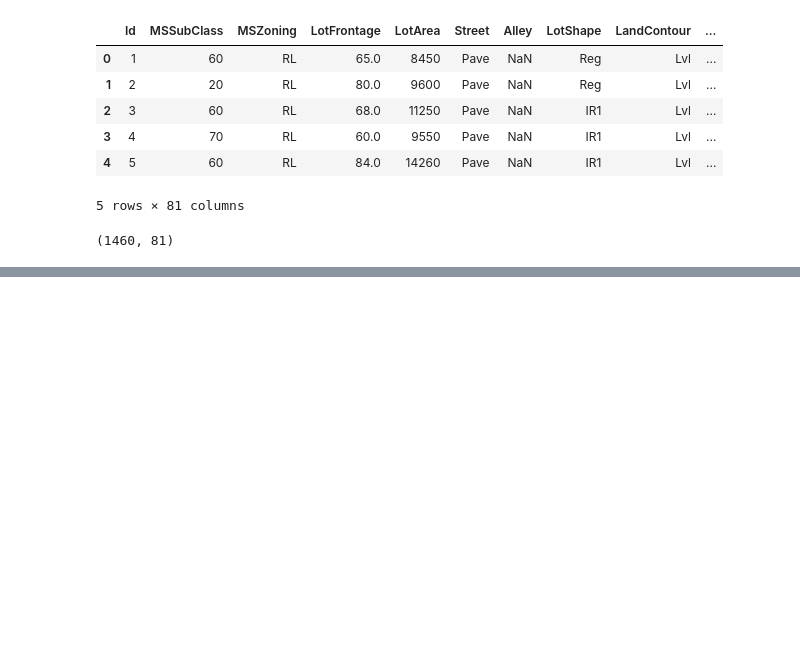
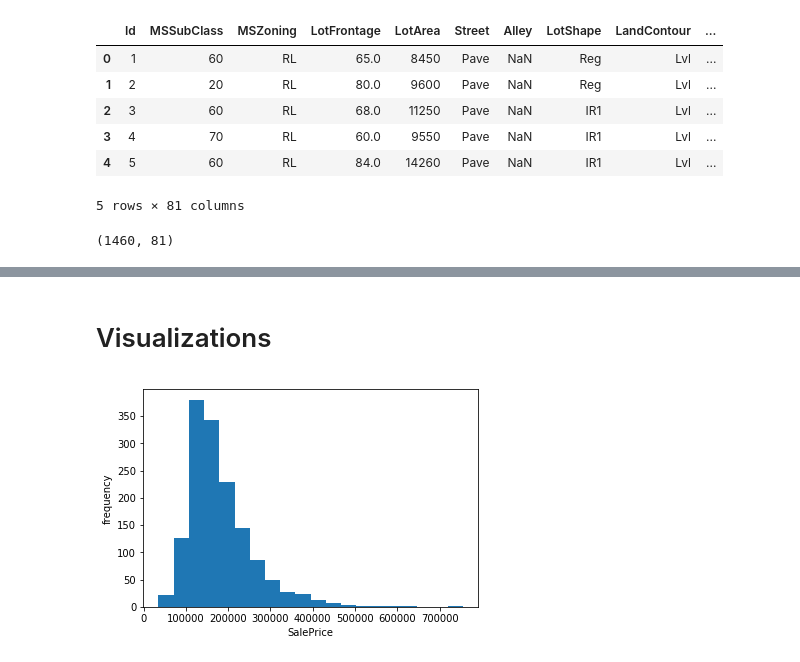
Before and after one commit to emagnusson88/housing-kaggle, a Jupyter notebook: Exploration & Cleaning.ipynb, the cells around one changed output, grey strips where cells are left out. Cells and saved outputs as stored; diff of their text form; code cells hidden in the pictures; blank space fills up the shorter version.

Commit message:
added visualizations + some cleaning

```diff
--- a/Exploration & Cleaning.ipynb
+++ b/Exploration & Cleaning.ipynb
@@ -4,8 +6,10 @@ print(pd.__version__)
 # %% [output]
 0.24.2
 # %%
-df = pd.read_csv('C:/Users/emag3/Documents/Code/Python/Housing Prices/train.csv')
-df.head(5)
+# training/test data import
+df_train = pd.read_csv('C:/Users/emag3/Documents/Code/Python/Housing Prices/train.csv')
+df_test = pd.read_csv('C:/Users/emag3/Documents/Code/Python/Housing Prices/test.csv')
+df_train.head(5)
 # %% [output]
 |  | Id | MSSubClass | MSZoning | LotFrontage | LotArea | Street | Alley | LotShape | LandContour | ... |
 | 0 | 1 | 60 | RL | 65.0 | 8450 | Pave | NaN | Reg | Lvl | ... |
@@ -40,0 +82,14 @@ df.describe
+# %% [markdown]
+# Visualizations
+# %%
+import matplotlib.pyplot as plt
+
+#Histogram
+fig = plt.figure()
+ax = fig.add_subplot(1,1,1)
+ax.hist(df_train['SalePrice'],bins=20)
+plt.xlabel('SalePrice')
+plt.ylabel('frequency')
+plt.show()
+# %% [output]
+[figure, added]
```
Also changed, not shown: parts of 20 cells of this notebook.
